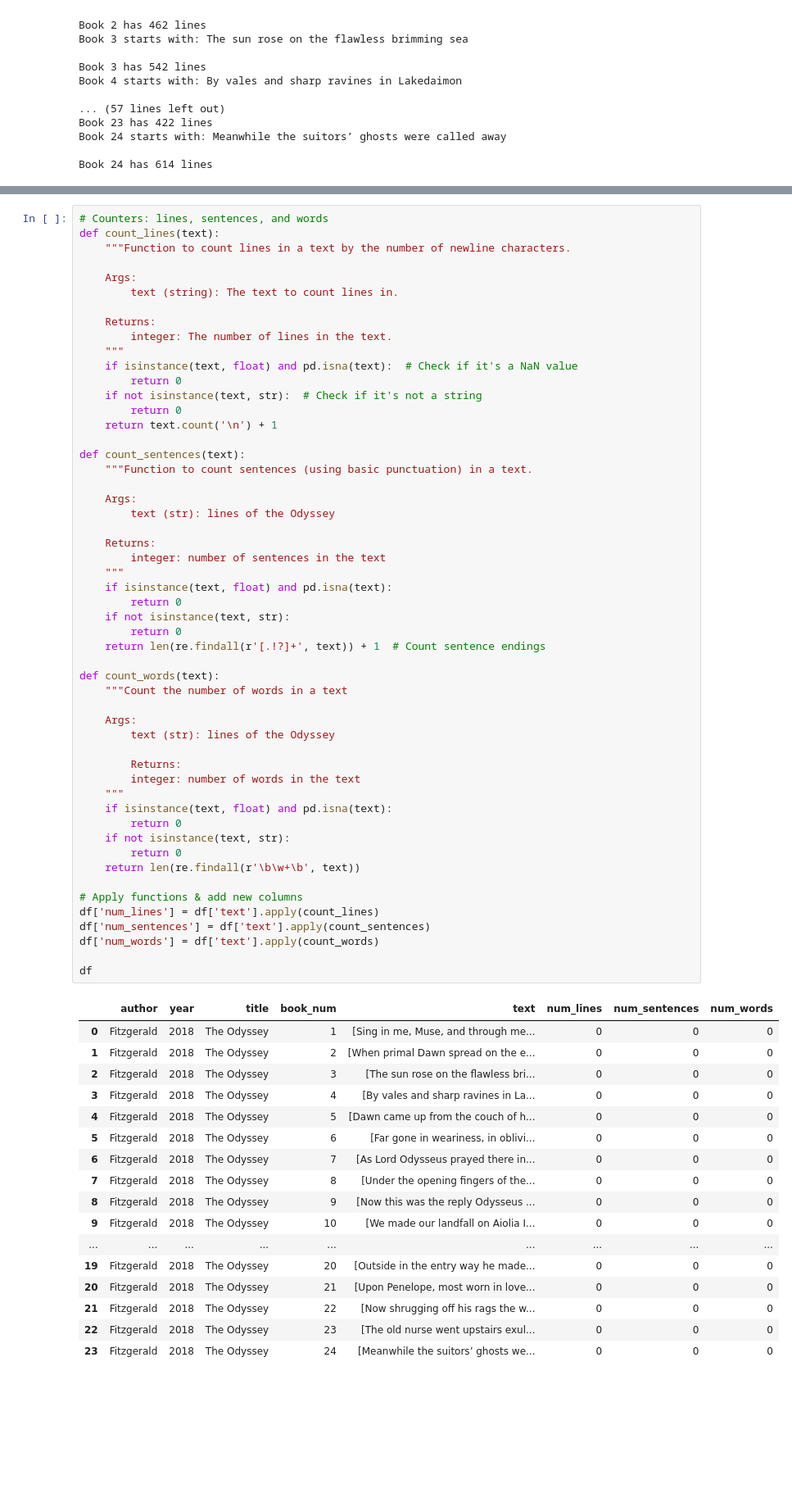
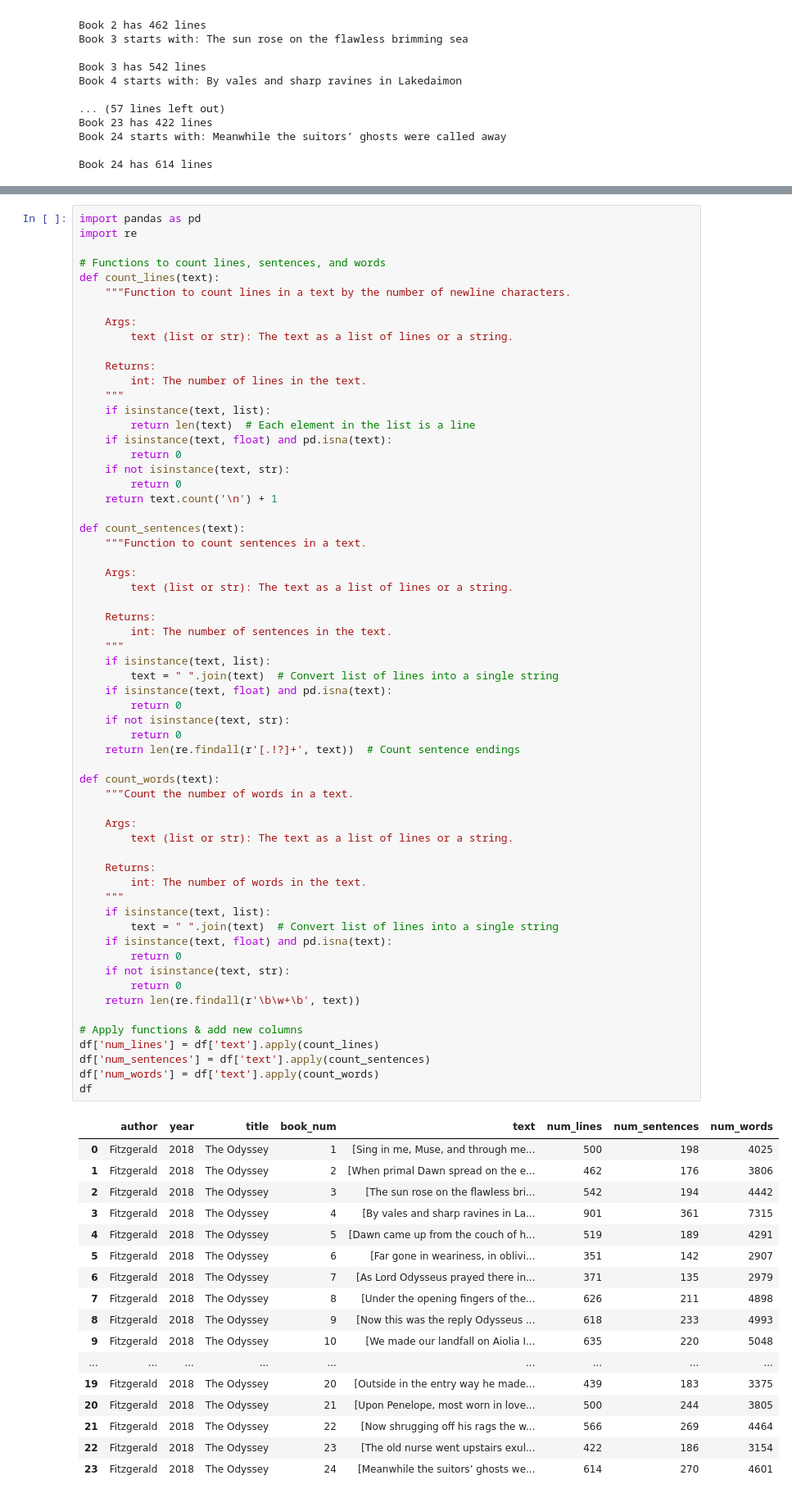
Before and after one commit to neophilology/English-Homer, a Jupyter notebook: dataframers_by_author/dataframer_Fitzgerald.ipynb, the cells around one changed output, grey strips where cells are left out. Shown at 82% size. Drawn from its saved outputs; the diff is of its cells as text; blank space fills up the shorter version.

Commit message:
Fitzgerald dataframed

```diff
--- a/dataframers_by_author/dataframer_Fitzgerald.ipynb
+++ b/dataframers_by_author/dataframer_Fitzgerald.ipynb
@@ -213,72 +158,80 @@ df['text'][0]
 # %%
-# Counters: lines, sentences, and words
+import pandas as pd
+import re
+
+# Functions to count lines, sentences, and words
 def count_lines(text):
     """Function to count lines in a text by the number of newline characters.
 
     Args:
-        text (string): The text to count lines in.
+        text (list or str): The text as a list of lines or a string.
 
     Returns:
-        integer: The number of lines in the text.
+        int: The number of lines in the text.
     """
-    if isinstance(text, float) and pd.isna(text):  # Check if it's a NaN value
+    if isinstance(text, list):
+        return len(text)  # Each element in the list is a line
+    if isinstance(text, float) and pd.isna(text):
         return 0
-    if not isinstance(text, str):  # Check if it's not a string
+    if not isinstance(text, str):
         return 0
     return text.count('\n') + 1
 
 def count_sentences(text):
-    """Function to count sentences (using basic punctuation) in a text.
+    """Function to count sentences in a text.
 
     Args:
-        text (str): lines of the Odyssey
+        text (list or str): The text as a list of lines or a string.
 
     Returns:
-        integer: number of sentences in the text
+        int: The number of sentences in the text.
     """
+    if isinstance(text, list):
+        text = " ".join(text)  # Convert list of lines into a single string
     if isinstance(text, float) and pd.isna(text):
         return 0
     if not isinstance(text, str):
         return 0
-    return len(re.findall(r'[.!?]+', text)) + 1  # Count sentence endings
+    return len(re.findall(r'[.!?]+', text))  # Count sentence endings
 
 def count_words(text):
-    """Count the number of words in a text
+    """Count the number of words in a text.
 
     Args:
-        text (str): lines of the Odyssey
+        text (list or str): The text as a list of lines or a string.
 
-        Returns:
-        integer: number of words in the text
+    Returns:
+        int: The number of words in the text.
     """
+    if isinstance(text, list):
+        text = " ".join(text)  # Convert list of lines into a single string
     if isinstance(text, float) and pd.isna(text):
         return 0
     if not isinstance(text, str):
         return 0
     return len(re.findall(r'\b\w+\b', text))
 
 # Apply functions & add new columns
 df['num_lines'] = df['text'].apply(count_lines)
 df['num_sentences'] = df['text'].apply(count_sentences)
 df['num_words'] = df['text'].apply(count_words)
-
 df
 # %% [output]
 |  | author | year | title | book_num | text | num_lines | num_sentences | num_words |
-| 0 | Fitzgerald | 2018 | The Odyssey | 1 | [Sing in me, Muse, and through me... | 0 | 0 | 0 |
-| 1 | Fitzgerald | 2018 | The Odyssey | 2 | [When primal Dawn spread on the e... | 0 | 0 | 0 |
-| 2 | Fitzgerald | 2018 | The Odyssey | 3 | [The sun rose on the flawless bri... | 0 | 0 | 0 |
-| 3 | Fitzgerald | 2018 | The Odyssey | 4 | [By vales and sharp ravines in La... | 0 | 0 | 0 |
-| 4 | Fitzgerald | 2018 | The Odyssey | 5 | [Dawn came up from the couch of h... | 0 | 0 | 0 |
-| 5 | Fitzgerald | 2018 | The Odyssey | 6 | [Far gone in weariness, in oblivi... | 0 | 0 | 0 |
-| 6 | Fitzgerald | 2018 | The Odyssey | 7 | [As Lord Odysseus prayed there in... | 0 | 0 | 0 |
-| 7 | Fitzgerald | 2018 | The Odyssey | 8 | [Under the opening fingers of the... | 0 | 0 | 0 |
-| 8 | Fitzgerald | 2018 | The Odyssey | 9 | [Now this was the reply Odysseus ... | 0 | 0 | 0 |
-| 9 | Fitzgerald | 2018 | The Odyssey | 10 | [We made our landfall on Aiolia I... | 0 | 0 | 0 |
+| 0 | Fitzgerald | 2018 | The Odyssey | 1 | [Sing in me, Muse, and through me... | 500 | 198 | 4025 |
+| 1 | Fitzgerald | 2018 | The Odyssey | 2 | [When primal Dawn spread on the e... | 462 | 176 | 3806 |
+| 2 | Fitzgerald | 2018 | The Odyssey | 3 | [The sun rose on the flawless bri... | 542 | 194 | 4442 |
+| 3 | Fitzgerald | 2018 | The Odyssey | 4 | [By vales and sharp ravines in La... | 901 | 361 | 7315 |
+| 4 | Fitzgerald | 2018 | The Odyssey | 5 | [Dawn came up from the couch of h... | 519 | 189 | 4291 |
+| 5 | Fitzgerald | 2018 | The Odyssey | 6 | [Far gone in weariness, in oblivi... | 351 | 142 | 2907 |
+| 6 | Fitzgerald | 2018 | The Odyssey | 7 | [As Lord Odysseus prayed there in... | 371 | 135 | 2979 |
+| 7 | Fitzgerald | 2018 | The Odyssey | 8 | [Under the opening fingers of the... | 626 | 211 | 4898 |
+| 8 | Fitzgerald | 2018 | The Odyssey | 9 | [Now this was the reply Odysseus ... | 618 | 233 | 4993 |
+| 9 | Fitzgerald | 2018 | The Odyssey | 10 | [We made our landfall on Aiolia I... | 635 | 220 | 5048 |
 | ... | ... | ... | ... | ... | ... | ... | ... | ... |
-| 19 | Fitzgerald | 2018 | The Odyssey | 20 | [Outside in the entry way he made... | 0 | 0 | 0 |
-| 20 | Fitzgerald | 2018 | The Odyssey | 21 | [Upon Penelope, most worn in love... | 0 | 0 | 0 |
-| 21 | Fitzgerald | 2018 | The Odyssey | 22 | [Now shrugging off his rags the w... | 0 | 0 | 0 |
-| 22 | Fitzgerald | 2018 | The Odyssey | 23 | [The old nurse went upstairs exul... | 0 | 0 | 0 |
-| 23 | Fitzgerald | 2018 | The Odyssey | 24 | [Meanwhile the suitors’ ghosts we... | 0 | 0 | 0 |
+| 19 | Fitzgerald | 2018 | The Odyssey | 20 | [Outside in the entry way he made... | 439 | 183 | 3375 |
+| 20 | Fitzgerald | 2018 | The Odyssey | 21 | [Upon Penelope, most worn in love... | 500 | 244 | 3805 |
+| 21 | Fitzgerald | 2018 | The Odyssey | 22 | [Now shrugging off his rags the w... | 566 | 269 | 4464 |
+| 22 | Fitzgerald | 2018 | The Odyssey | 23 | [The old nurse went upstairs exul... | 422 | 186 | 3154 |
+| 23 | Fitzgerald | 2018 | The Odyssey | 24 | [Meanwhile the suitors’ ghosts we... | 614 | 270 | 4601 |
 # %%
```
Also changed, not shown: parts of 7 cells of this notebook, 6 other files.
